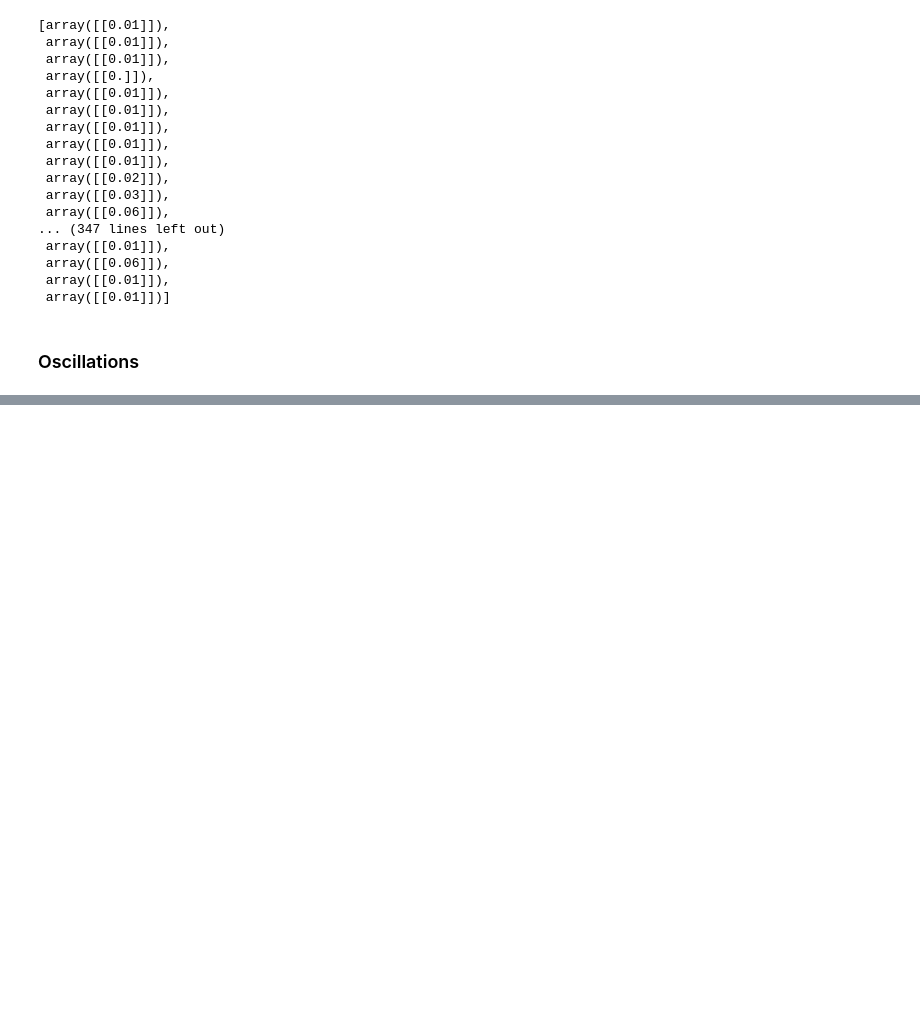
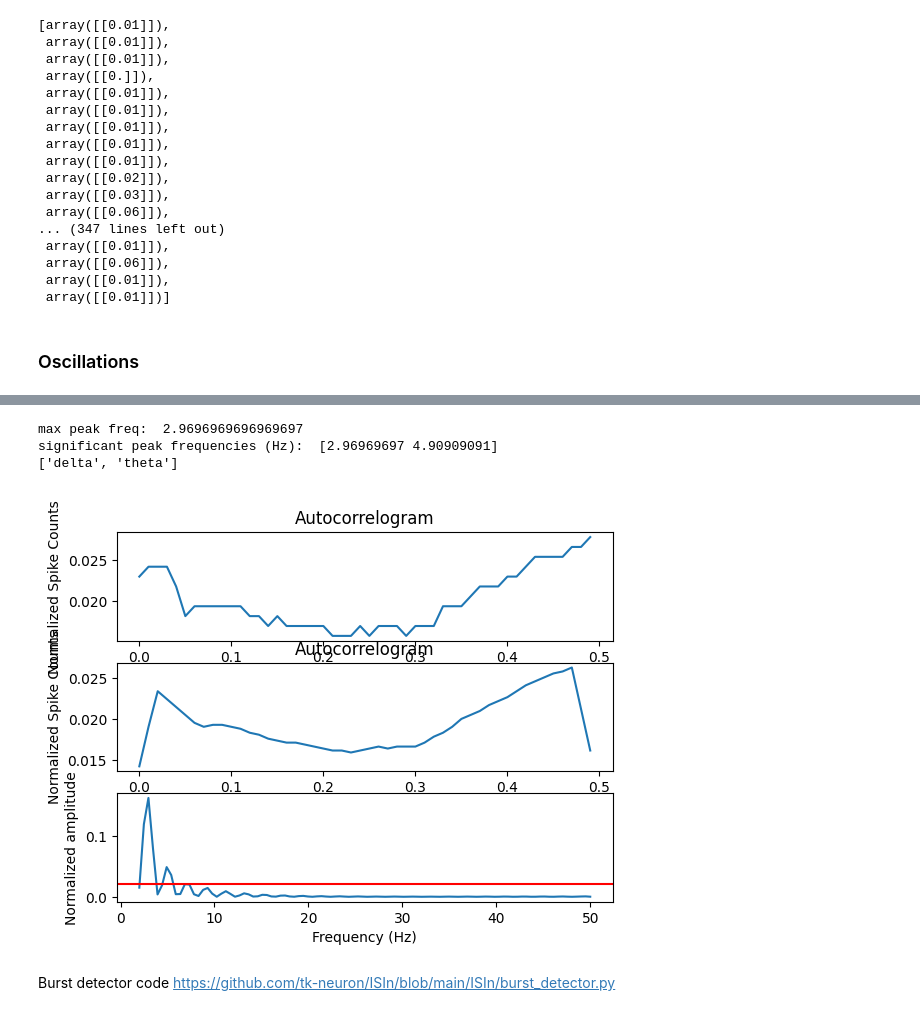
Before and after one commit to jazlynntan/BME1500H_group5, a Jupyter notebook: FeatureExtraction_scrap.ipynb, the cells around one changed output, grey strips where cells are left out. Saved outputs shown, nothing was run; the diff lists cells and outputs as text; code cells hidden in the pictures; blank space fills up the shorter version.

```diff
--- a/FeatureExtraction_scrap.ipynb
+++ b/FeatureExtraction_scrap.ipynb
@@ -517,0 +594,73 @@ ValueError: operands could not be broadcast together with shapes (23,) (22,) (23
+# %%
+time_bin_size = 0.01  # in milliseconds
+max_lag_time = 0.5  # in milliseconds
+
+# Create bins
+bins = np.arange(0, max_lag_time + time_bin_size, time_bin_size)
+
+# Initialize autocorrelogram
+autocorrelogram = np.zeros_like(bins[:-1], dtype=float)
+
+# Calculate autocorrelogram
+for i in range(len(bins) - 1):
+    time_lag = bins[i]
+    spike_pairs = spike_times[(spike_times >= time_lag) & (spike_times < time_lag + max_lag_time)]
+    autocorrelogram[i] = len(spike_pairs)
+
+# Normalize autocorrelogram
+autocorrelogram /= np.sum(autocorrelogram)
+moving_avg_window = np.ones(5) / 5
+smoothed_autocorrelogram = signal.convolve(autocorrelogram, moving_avg_window, mode='same')
+
+# Plot autocorrelogram
+plt.subplot(3,1,1)
+plt.plot(bins[:-1], autocorrelogram)
+plt.xlabel('Time Lag (ms)')
+plt.ylabel('Normalized Spike Counts')
+plt.title('Autocorrelogram')
+
+# Plot autocorrelogram
+plt.subplot(3,1,2)
+plt.plot(bins[:-1], smoothed_autocorrelogram)
+plt.xlabel('Time Lag (ms)')
+plt.ylabel('Normalized Spike Counts')
+plt.title('Autocorrelogram')
+
+w = np.linspace(2*2*np.pi, 50*2*np.pi, 100)
+pgram = signal.lombscargle(bins[:-1], smoothed_autocorrelogram, w, normalize=True)
+# Set the significance level (p-value)
+significance_level = 0.05
+# Calculate the threshold based on the significance level
+threshold = np.percentile(pgram, (1 - significance_level) * 100)
+
+plt.subplot(3,1,3)
+plt.plot(w/(2*np.pi), pgram)
+plt.axhline(y=threshold, color='r')
+plt.ylabel('Normalized amplitude')
+plt.xlabel('Frequency (Hz)')
+
+peaks, peak_props = signal.find_peaks(pgram, height=threshold)
+freq_peaks = w[peaks] / (2*np.pi)
+max_peak = w[peaks[peak_props['peak_heights'].argmax()]] / (2* np.pi)
+print('max peak freq: ', max_peak)
+print('significant peak frequencies (Hz): ', freq_peaks)
+
+frequency_bands = {
+    'delta': (0.1, 4),
+    'theta': (4, 8),
+    'alpha': (8, 13),
+    'beta': (13, 30),
+    'gamma': (30, 50),
+}
+
+peak_bands = []
+for band, (lower, upper) in frequency_bands.items():
+    peak_bands.extend([band for p in freq_peaks if lower <= p < upper])
+print(peak_bands)
+# %% [output]
+max peak freq:  2.9696969696969697
+significant peak frequencies (Hz):  [2.96969697 4.90909091]
+['delta', 'theta']
+[figure, added]
+# %% [markdown]
+Burst detector code https://github.com/tk-neuron/ISIn/blob/main/ISIn/burst_detector.py
```
Also changed, not shown: parts of 9 cells of this notebook.
